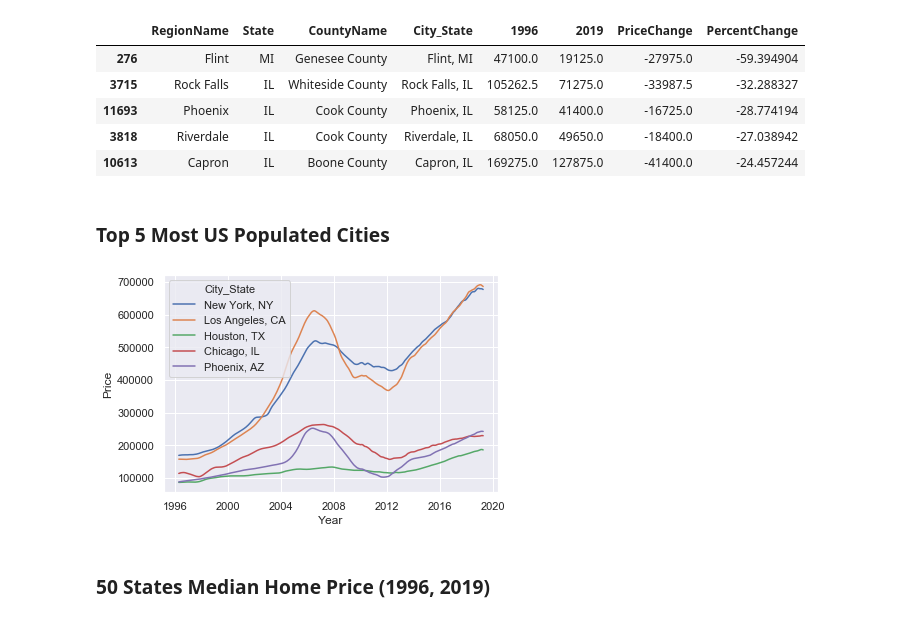
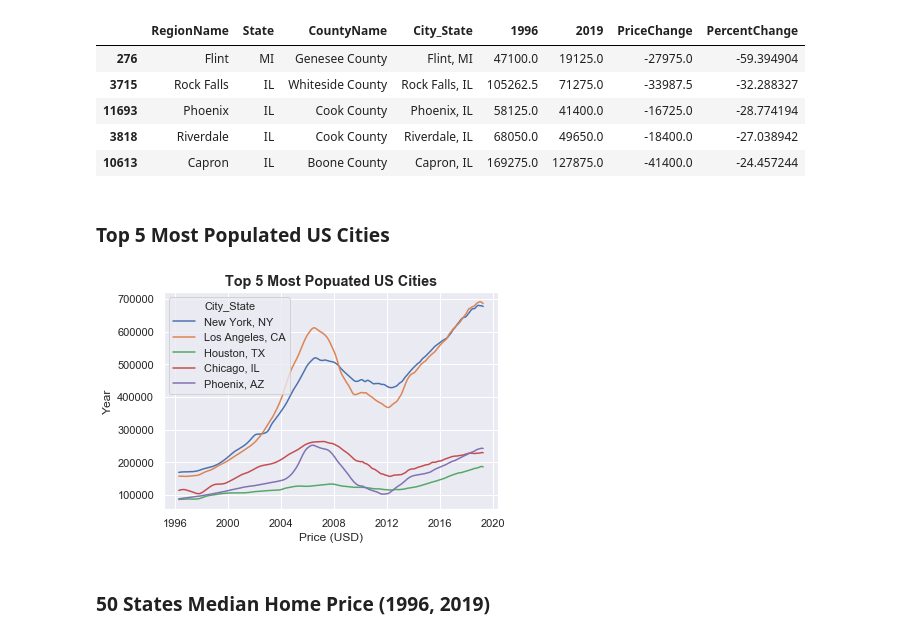
Before and after one commit to leehongc/housing, a Jupyter notebook: HousingProject.ipynb, the cells around one changed output. Saved outputs shown, nothing was run; the diff lists cells and outputs as text; code cells hidden in the pictures.

```diff
--- a/HousingProject.ipynb
+++ b/HousingProject.ipynb
@@ -679,11 +690,14 @@ fifty9619bottom.head()
 | 3818 | Riverdale | IL | Cook County | Riverdale, IL | 68050.0 | 49650.0 | -18400.0 | -27.038942 |
 | 10613 | Capron | IL | Boone County | Capron, IL | 169275.0 | 127875.0 | -41400.0 | -24.457244 |
 # %% [markdown]
-### Top 5 Most US Populated Cities
+### Top 5 Most Populated US Cities
 # %%
 top5plot = sns.lineplot(x='Year', y='Price', hue='City_State', data=zillowvisualtop5)
+top5plot.set_title('Top 5 Most Popuated US Cities', fontweight='bold', fontsize='large')
+plt.xlabel('Price (USD)')
+plt.ylabel('Year');
 # %% [output]
-[figure, old version]
+[figure, new version]
 # %% [markdown]
 ### 50 States Median Home Price (1996, 2019)
 # %% [markdown]
```
Also changed, not shown: parts of 8 cells of this notebook.
